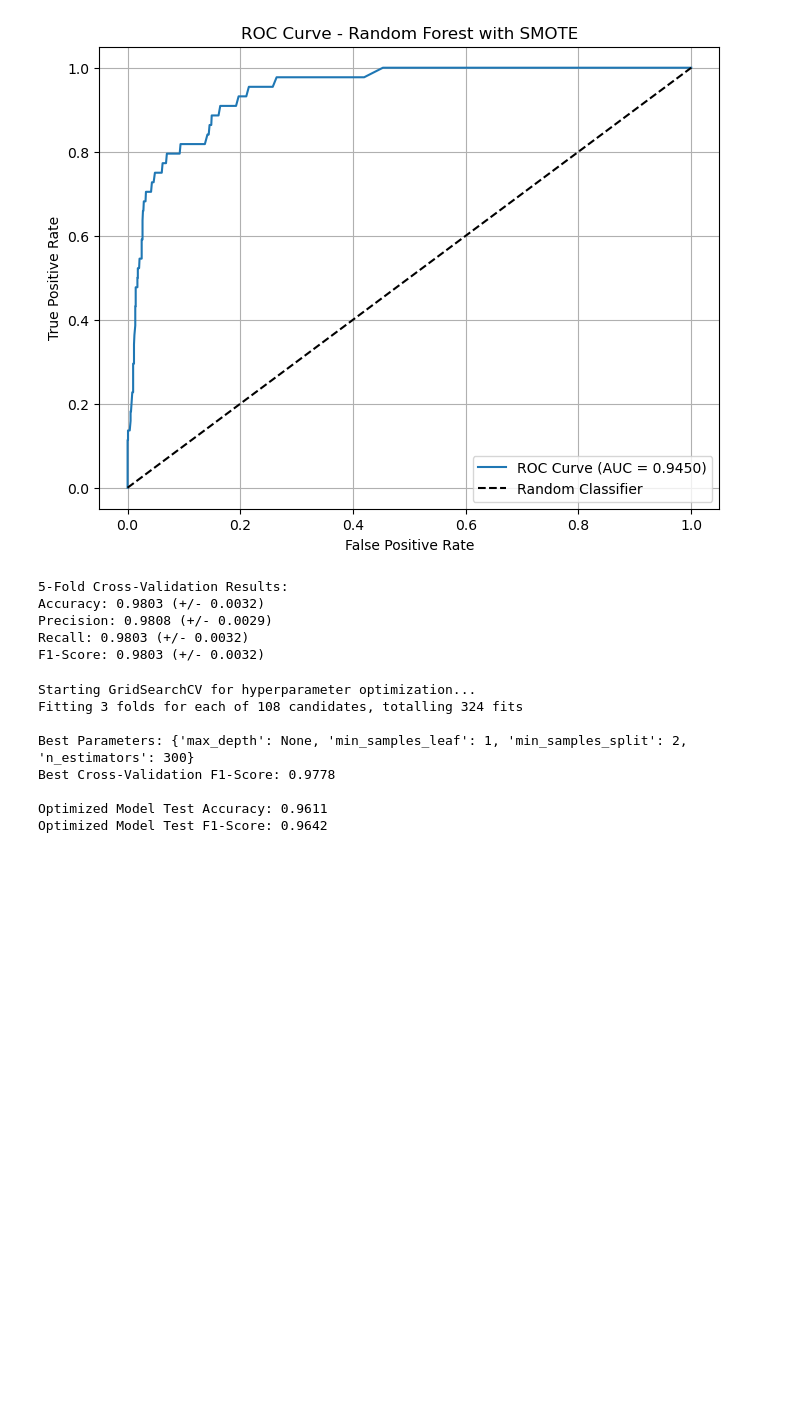
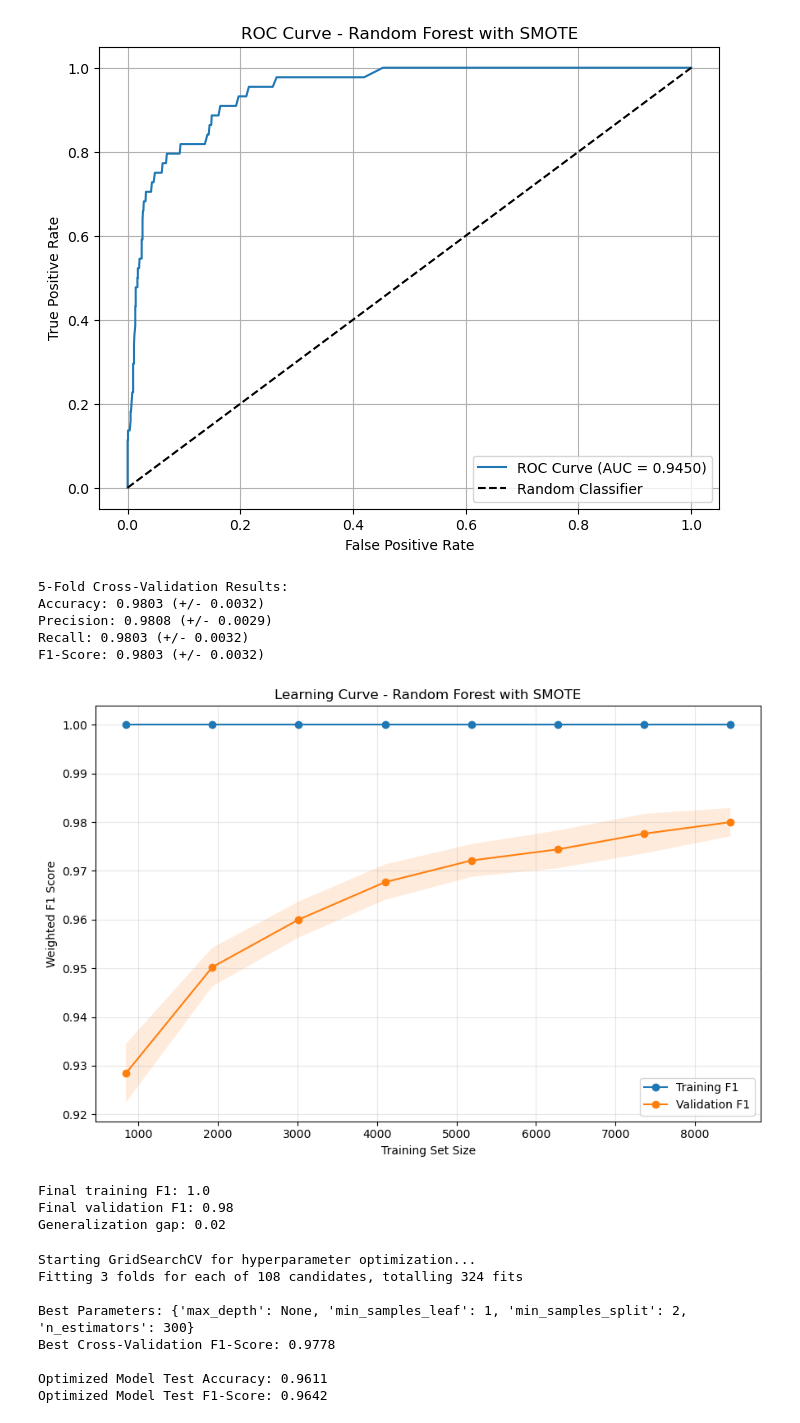
Before and after one commit to SLIIT-Y4S1-ORG/ML-IT4060-ASSIGNMENT01, a Jupyter notebook: random_forest/random_forest_with_SMOTE.ipynb, the cells around one changed output. Drawn from its saved outputs; the diff is of its cells as text; code cells hidden in the pictures; blank space fills up the shorter version.

```diff
--- a/random_forest/random_forest_with_SMOTE.ipynb
+++ b/random_forest/random_forest_with_SMOTE.ipynb
@@ -349,6 +338,49 @@ Accuracy: 0.9803 (+/- 0.0032)
 Precision: 0.9808 (+/- 0.0029)
 Recall: 0.9803 (+/- 0.0032)
 F1-Score: 0.9803 (+/- 0.0032)
+# %%
+# ===== LEARNING CURVE ANALYSIS =====
+# Evaluate model behavior as training size increases to diagnose overfitting/underfitting
+from sklearn.model_selection import learning_curve
+
+train_sizes, train_scores, val_scores = learning_curve(
+    estimator=rf_smote,
+    X=X_train_smote,
+    y=y_train_smote,
+    train_sizes=np.linspace(0.1, 1.0, 8),
+    cv=5,
+    scoring="f1_weighted",
+    n_jobs=-1,
+    shuffle=True,
+    random_state=42
+)
+
+train_mean = train_scores.mean(axis=1)
+train_std = train_scores.std(axis=1)
+val_mean = val_scores.mean(axis=1)
+val_std = val_scores.std(axis=1)
+
+plt.figure(figsize=(9, 6))
+plt.plot(train_sizes, train_mean, "o-", label="Training F1")
+plt.plot(train_sizes, val_mean, "o-", label="Validation F1")
+plt.fill_between(train_sizes, train_mean - train_std, train_mean + train_std, alpha=0.15)
+plt.fill_between(train_sizes, val_mean - val_std, val_mean + val_std, alpha=0.15)
+plt.title("Learning Curve - Random Forest with SMOTE")
+plt.xlabel("Training Set Size")
+plt.ylabel("Weighted F1 Score")
+plt.legend()
+plt.grid(alpha=0.3)
+plt.tight_layout()
+plt.show()
+
+print("Final training F1:", round(train_mean[-1], 4))
+print("Final validation F1:", round(val_mean[-1], 4))
+print("Generalization gap:", round(train_mean[-1] - val_mean[-1], 4))
+# %% [output]
+[figure, added]
+Final training F1: 1.0
+Final validation F1: 0.98
+Generalization gap: 0.02
 # %%
 # ===== HYPERPARAMETER TUNING =====
 # Import GridSearchCV for systematic hyperparameter optimization
```
Also changed, not shown: parts of 3 cells of this notebook.
